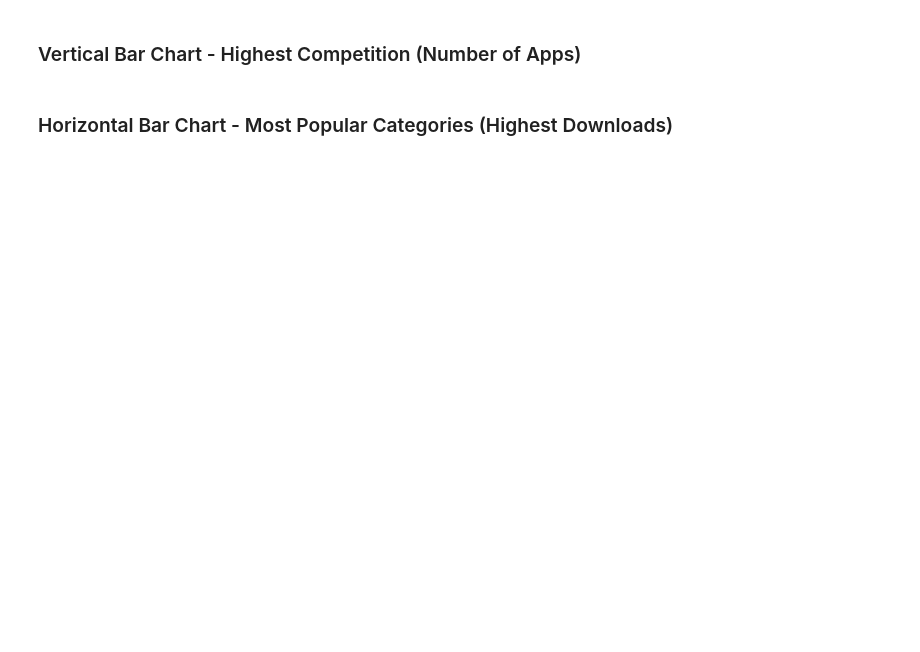
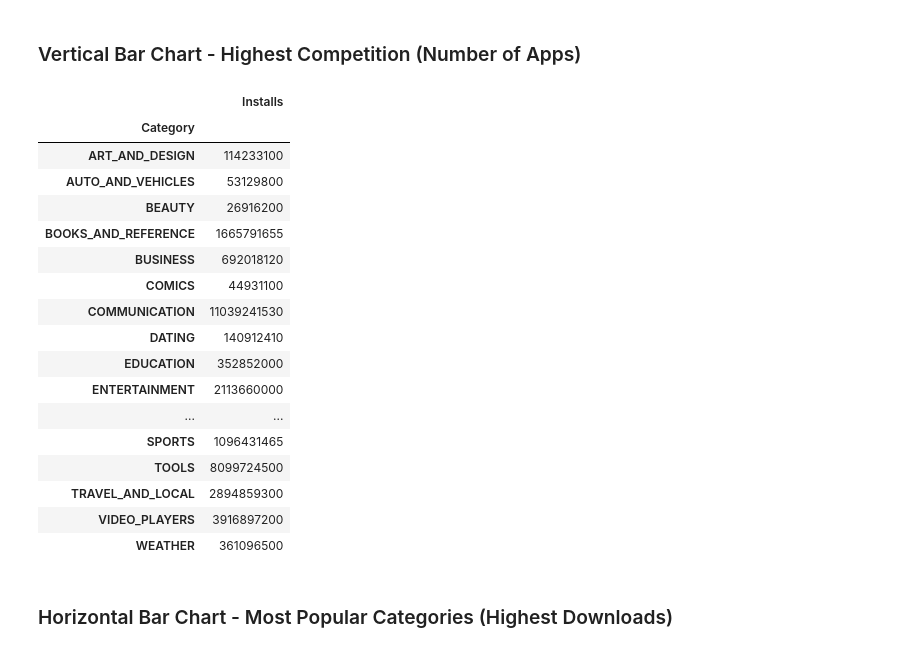
Before and after one commit to nipsalvin/Data-Science, a Jupyter notebook: Google Play Store Project (Plotly)/Google_Play_Store_App_Analytics.ipynb, the cells around one changed output. Drawn from its saved outputs; the diff is of its cells as text; code cells hidden in the pictures; blank space fills up the shorter version.

```diff
--- a/Google Play Store Project (Plotly)/Google_Play_Store_App_Analytics.ipynb
+++ b/Google Play Store Project (Plotly)/Google_Play_Store_App_Analytics.ipynb
@@ -466,5 +494,45 @@ See the caveats in the documentation: https://pandas.pydata.org/pandas-docs/stab
 # %% [markdown]
 ### Vertical Bar Chart - Highest Competition (Number of Apps)
+# %%
+# # Method 1
+# category_installs = df_apps_clean.groupby('Category').agg(
+#     {
+#         'Installs': 'sum'
+#     }
+#     )
+
+# # Method 2
+# category_installs = df_apps_clean.groupby('Category')['Installs'].sum()
+# category_installs.sort_values(ascending=False)
+
+# Method 3
+category_installs = df_apps_clean.groupby('Category').agg(
+    {
+        'Installs': pd.Series.sum
+    }
+)
+category_installs.sort_values('Installs', ascending=False)
+
+category_installs
+# %% [output]
+|  | Installs |
+| Category |  |
+| ART_AND_DESIGN | 114233100 |
+| AUTO_AND_VEHICLES | 53129800 |
+| BEAUTY | 26916200 |
+| BOOKS_AND_REFERENCE | 1665791655 |
+| BUSINESS | 692018120 |
+| COMICS | 44931100 |
+| COMMUNICATION | 11039241530 |
+| DATING | 140912410 |
+| EDUCATION | 352852000 |
+| ENTERTAINMENT | 2113660000 |
+| ... | ... |
+| SPORTS | 1096431465 |
+| TOOLS | 8099724500 |
+| TRAVEL_AND_LOCAL | 2894859300 |
+| VIDEO_PLAYERS | 3916897200 |
+| WEATHER | 361096500 |
 # %% [markdown]
 ### Horizontal Bar Chart - Most Popular Categories (Highest Downloads)
 # %% [markdown]
```
Also changed, not shown: parts of 5 cells of this notebook.
